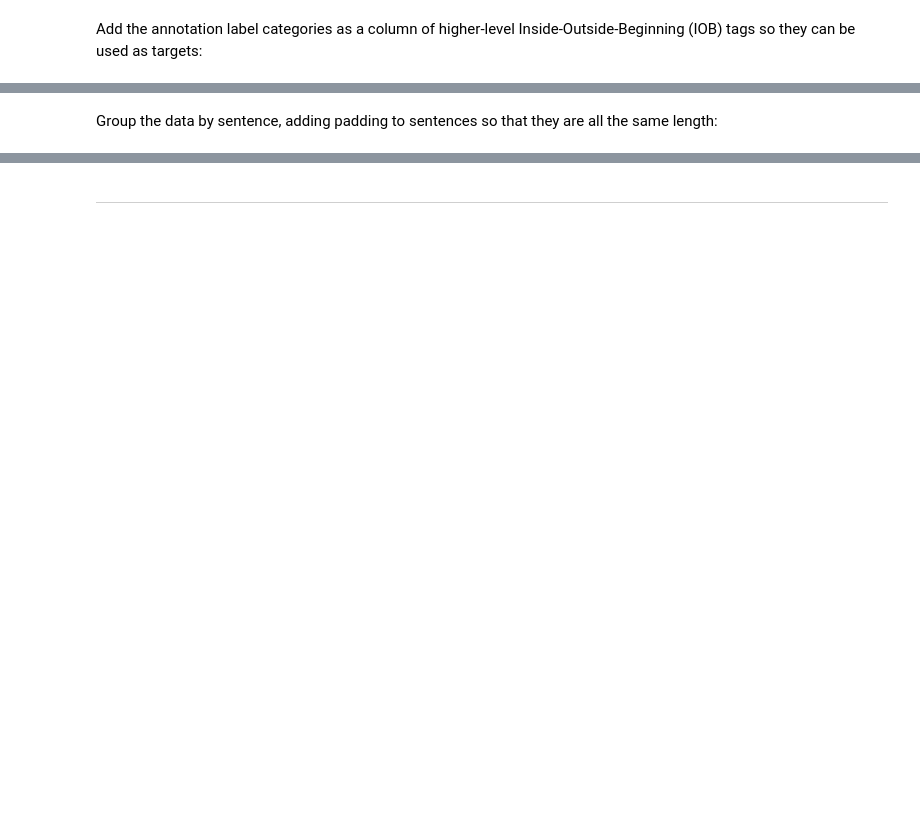
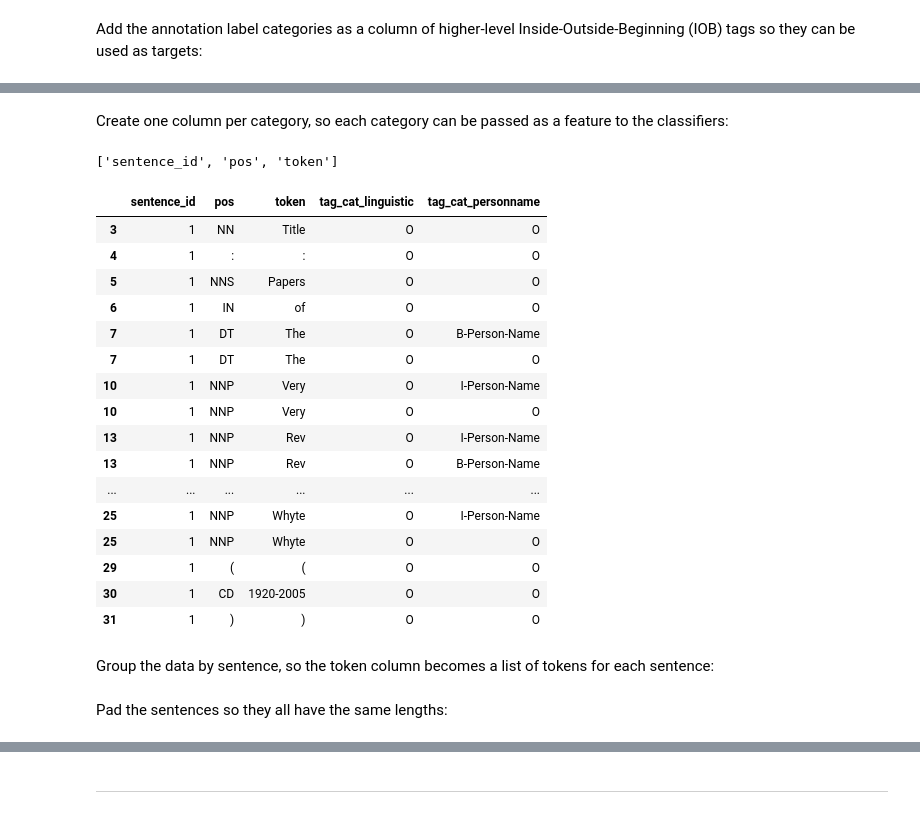
Before and after one commit to thegoose20/gender-bias, a Jupyter notebook: token_classification/BaselineTokenClassifiers_Categories.ipynb, the cells around one changed output, grey strips where cells are left out. Cells and saved outputs as stored; diff of their text form; code cells hidden in the pictures; blank space fills up the shorter version.

Commit message:
Working on multilabel classifier at category level

```diff
--- a/token_classification/BaselineTokenClassifiers_Categories.ipynb
+++ b/token_classification/BaselineTokenClassifiers_Categories.ipynb
@@ -187,0 +151,7 @@ df_dev_ling.head()
+# %%
+df_train = df_train.join(df_train_ling.set_index(join_cols), on=join_cols, how="outer", lsuffix="", rsuffix="_linguistic")
+# %%
+df_train = df_train.join(df_train_pers.set_index(join_cols), on=join_cols, how="outer", lsuffix="", rsuffix="_personname")
+# %%
+df_train = df_train.join(df_train_ling.set_index(join_cols), on=join_cols, how="outer", lsuffix="", fsuffix="contextual")
+df_train.head()  # Should have one row per token!
@@ -187,0 +160,30 @@ df_dev_ling.head()
+# %% [markdown]
+Create one column per category, so each category can be passed as a feature to the classifiers:
+# %%
+cols_to_keep.pop()
+print(cols_to_keep)
+# %% [output]
+['sentence_id', 'pos', 'token']
+# %%
+df_train_cat = df_train_ling.join(df_train_pers.set_index(cols_to_keep), on=cols_to_keep, lsuffix="_linguistic", rsuffix="_personname")
+df_train_cat.head(20)
+# %% [output]
+|  | sentence_id | pos | token | tag_cat_linguistic | tag_cat_personname |
+| 3 | 1 | NN | Title | O | O |
+| 4 | 1 | : | : | O | O |
+| 5 | 1 | NNS | Papers | O | O |
+| 6 | 1 | IN | of | O | O |
+| 7 | 1 | DT | The | O | B-Person-Name |
+| 7 | 1 | DT | The | O | O |
+| 10 | 1 | NNP | Very | O | I-Person-Name |
+| 10 | 1 | NNP | Very | O | O |
+| 13 | 1 | NNP | Rev | O | I-Person-Name |
+| 13 | 1 | NNP | Rev | O | B-Person-Name |
+| ... | ... | ... | ... | ... | ... |
+| 25 | 1 | NNP | Whyte | O | I-Person-Name |
+| 25 | 1 | NNP | Whyte | O | O |
+| 29 | 1 | ( | ( | O | O |
+| 30 | 1 | CD | 1920-2005 | O | O |
+| 31 | 1 | ) | ) | O | O |
+# %% [markdown]
+Group the data by sentence, so the token column becomes a list of tokens for each sentence:
@@ -188,2 +206,2 @@ df_dev_ling.head()
 # %% [markdown]
-Group the data by sentence, adding padding to sentences so that they are all the same length:
+Pad the sentences so they all have the same lengths:
```
Also changed, not shown: parts of 53 cells of this notebook, 1 other file.
